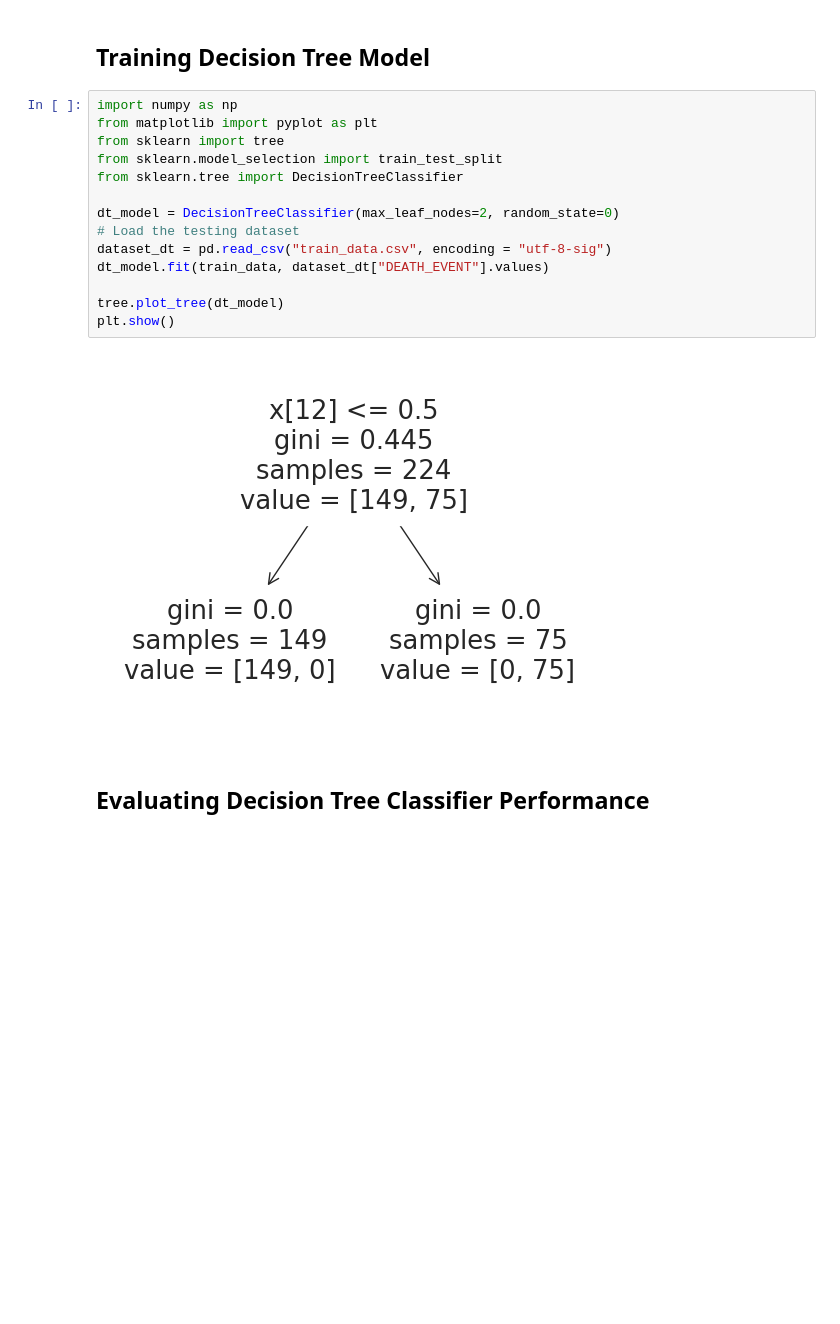
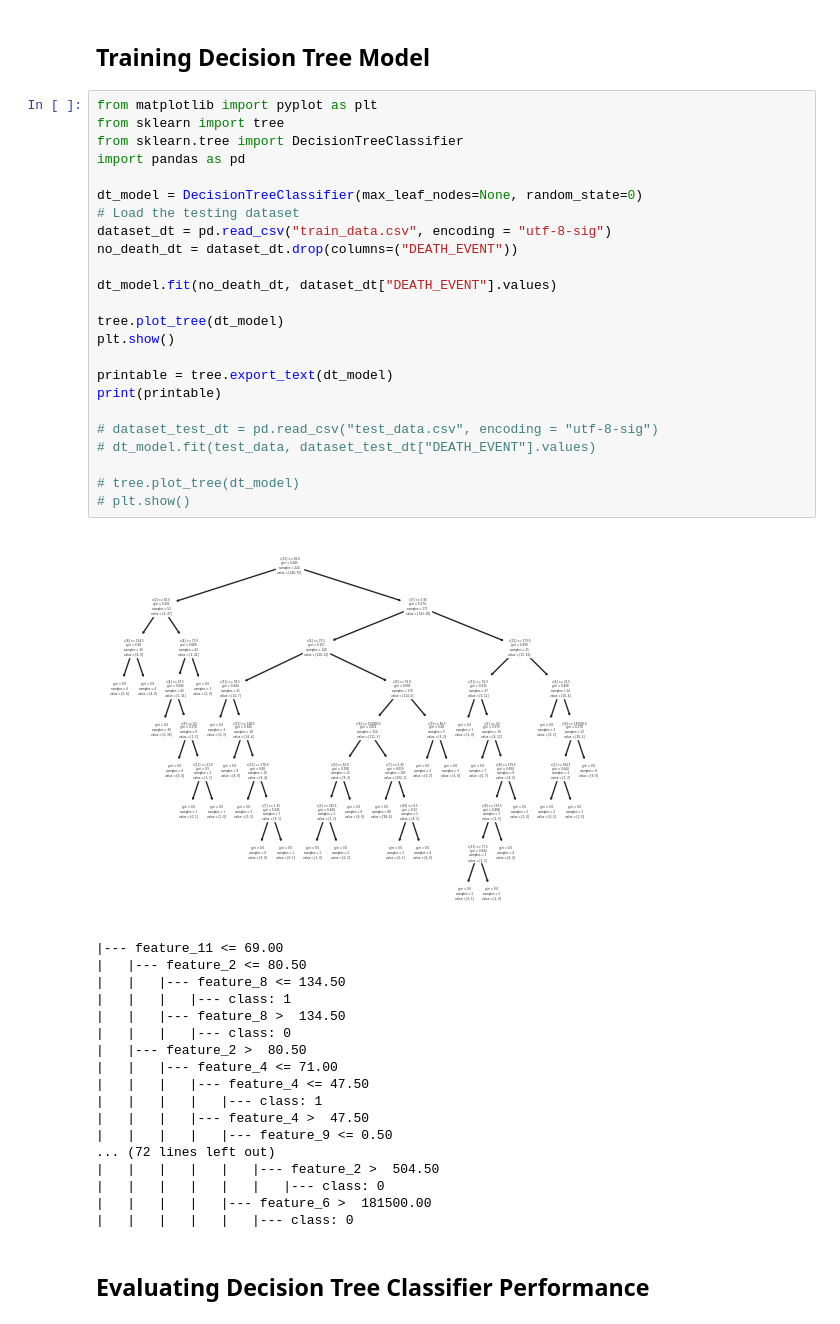
Before and after one commit to alexanderreese/CS491, a Jupyter notebook: Assignment2/Lab2_Submission.ipynb, the cells around one changed output. Cells and saved outputs as stored; diff of their text form; blank space fills up the shorter version.

```diff
--- a/Assignment2/Lab2_Submission.ipynb
+++ b/Assignment2/Lab2_Submission.ipynb
@@ -315,21 +315,48 @@ Requirement already satisfied: oauthlib>=3.0.0 in /home/scott/miniconda3/lib/pyt
 # %% [markdown]
 ## Training Decision Tree Model
 # %%
-import numpy as np
 from matplotlib import pyplot as plt
 from sklearn import tree
-from sklearn.model_selection import train_test_split
 from sklearn.tree import DecisionTreeClassifier
+import pandas as pd
 
-dt_model = DecisionTreeClassifier(max_leaf_nodes=2, random_state=0)
+dt_model = DecisionTreeClassifier(max_leaf_nodes=None, random_state=0)
 # Load the testing dataset
 dataset_dt = pd.read_csv("train_data.csv", encoding = "utf-8-sig")
-dt_model.fit(train_data, dataset_dt["DEATH_EVENT"].values)
+no_death_dt = dataset_dt.drop(columns=("DEATH_EVENT"))
+
+dt_model.fit(no_death_dt, dataset_dt["DEATH_EVENT"].values)
 
 tree.plot_tree(dt_model)
 plt.show()
+
+printable = tree.export_text(dt_model)
+print(printable)
+
+# dataset_test_dt = pd.read_csv("test_data.csv", encoding = "utf-8-sig")
+# dt_model.fit(test_data, dataset_test_dt["DEATH_EVENT"].values)
+
+# tree.plot_tree(dt_model)
+# plt.show()
 # %% [output]
-[figure, old version]
+[figure, new version]
+|--- feature_11 <= 69.00
+|   |--- feature_2 <= 80.50
+|   |   |--- feature_8 <= 134.50
+|   |   |   |--- class: 1
+|   |   |--- feature_8 >  134.50
+|   |   |   |--- class: 0
+|   |--- feature_2 >  80.50
+|   |   |--- feature_4 <= 71.00
+|   |   |   |--- feature_4 <= 47.50
+|   |   |   |   |--- class: 1
+|   |   |   |--- feature_4 >  47.50
+|   |   |   |   |--- feature_9 <= 0.50
+... (72 lines left out)
+|   |   |   |   |   |--- feature_2 >  504.50
+|   |   |   |   |   |   |--- class: 0
+|   |   |   |   |--- feature_6 >  181500.00
+|   |   |   |   |   |--- class: 0
 # %% [markdown]
 ## Evaluating Decision Tree Classifier Performance
 # %%
```
Also changed, not shown: parts of 1 cell of this notebook.
